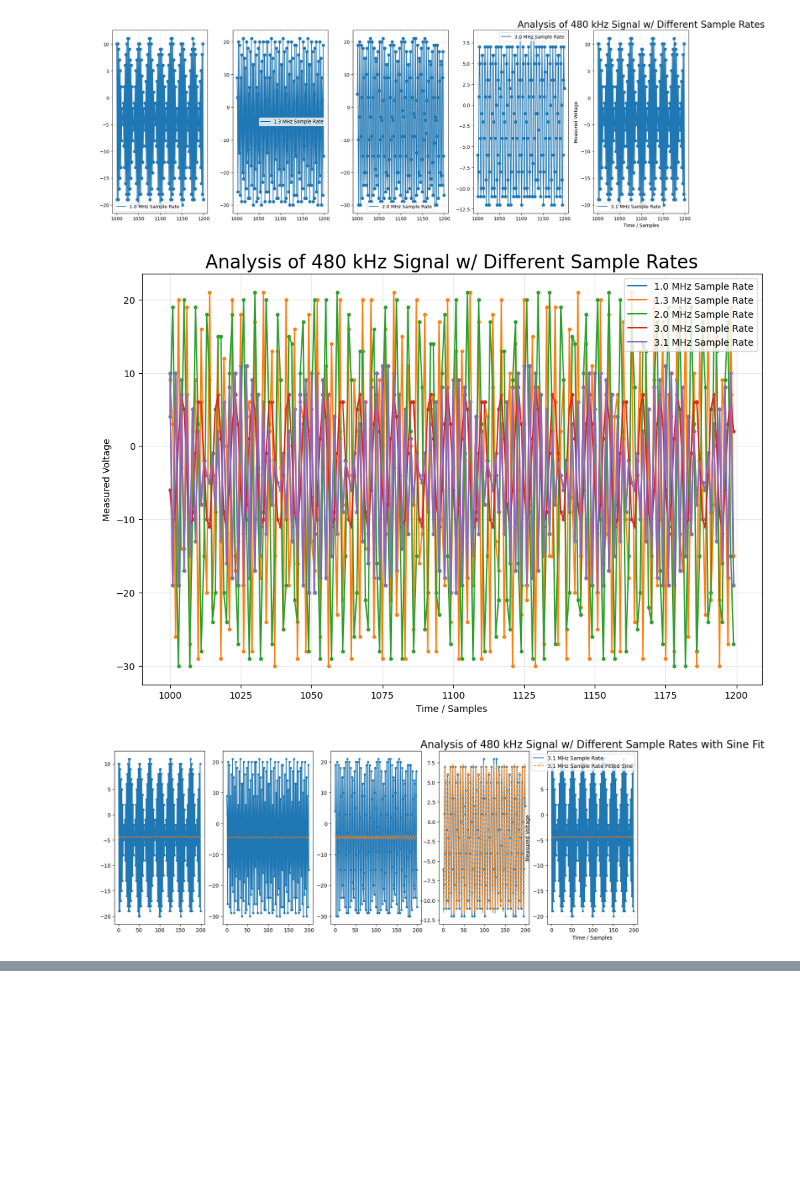
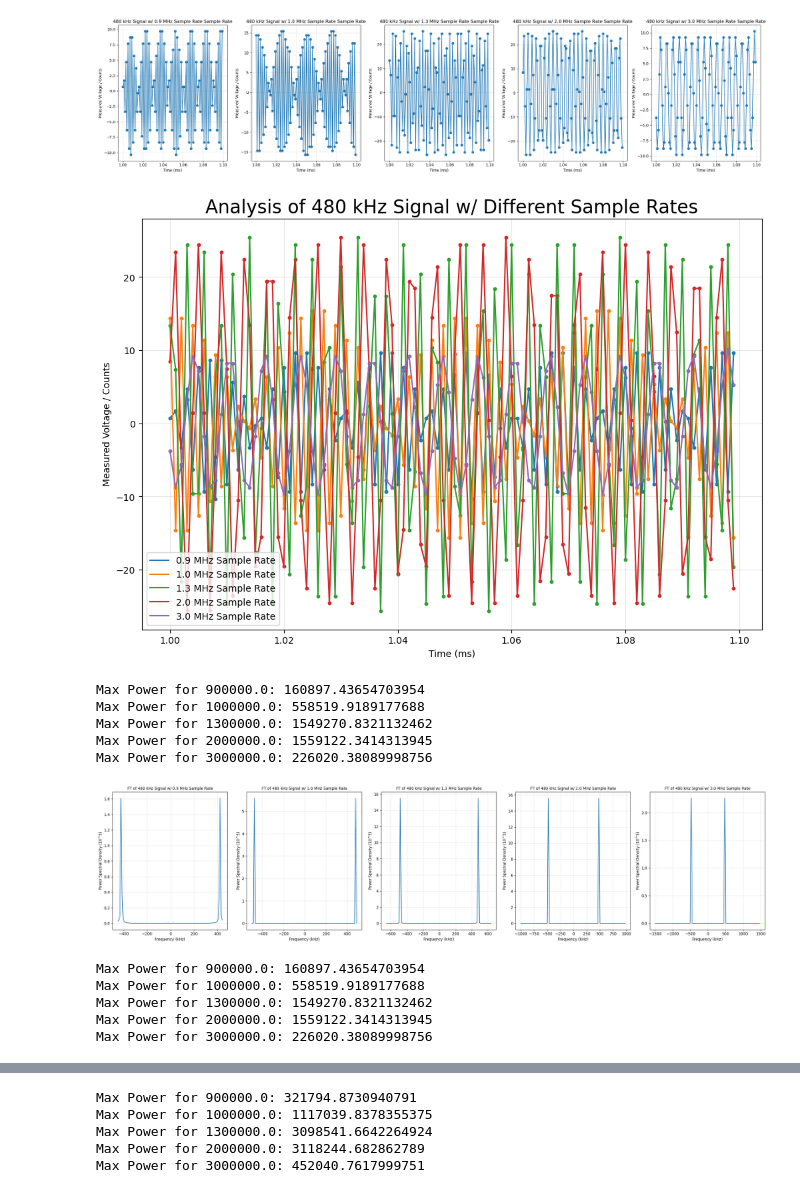
Before and after one commit to Brandon102002/ugastro, a Jupyter notebook: lab_1_helpers.ipynb, the cells around one changed output, grey strips where cells are left out. Saved outputs shown, nothing was run; the diff lists cells and outputs as text; code cells hidden in the pictures; blank space fills up the shorter version.

Commit message:
refined a bunch of graph helper funcs

```diff
--- a/lab_1_helpers.ipynb
+++ b/lab_1_helpers.ipynb
@@ -8,14 +8,17 @@ from scipy.optimize import curve_fit
 def extractData(filename):
     prefix = "ugastro\\Lab1Data\\Section5_2\\"
     raw_data = np.load(prefix + filename)
-    return windowData(removeBuffer(raw_data['time_data']))
-
+    windowed_data = windowData(removeBuffer(raw_data['time_data']))
+    return normalize(windowed_data)
 
 def removeBuffer(data):
     return data[2:3][0]
 
 def windowData(data):
     return data[1000:1100]
+
+def normalize(data):
+    return (data - np.mean(data))
 # %%
 data_480_900 = extractData("lab_1_data_480khz_900khz.npz")
 data_480_950 = extractData("lab_1_data_480khz_900khz.npz")
@@ -31,7 +34,7 @@ data_480_2000_offset = extractData("lab_1_data_480khz_2000khz_offset.npz")
 data_480_3000_offset = extractData("lab_1_data_480khz_3000khz_offset.npz")
 data_480_3100_offset = extractData("lab_1_data_480khz_1000khz_offset.npz")
 
-indices = windowData([i for i in range(0, 2048)])
+times = windowData([i / 1e3 for i in range(0, 2048)])
 # %%
 def printDataBlocks(dataset):
     n = len(dataset)
@@ -47,29 +50,28 @@ def printDataBlocks(dataset):
 # %%
 def graphAllTimeData(datasets, labels, signal):
     n = len(datasets)
-    fig, axs = plt.subplots(1, n, figsize=(18, 6))
+    fig, axs = plt.subplots(1, n, figsize=(25, 6))
 
     for i, data in enumerate(datasets):
-        axs[i].plot(indices, data, label=labels[i], alpha=1)
-        axs[i].scatter(indices, data, alpha=1)
-        axs[i].legend()
+        axs[i].plot(times, data, label=labels[i], alpha=1)
+        axs[i].scatter(times, data, alpha=1)
         axs[i].grid(True, alpha=0.3)
+        axs[i].set_xlabel("Time (ms)")
+        axs[i].set_ylabel("Measured Voltage / Counts")
+        axs[i].set_title(f"{signal} Signal w/ {labels[i]} Sample Rate")
 
     plt.tight_layout()
-    plt.xlabel("Time / Samples")
-    plt.ylabel("Measured Voltage")
-    plt.title(f"Analysis of {signal} Signal w/ Different Sample Rates", size=20)
     plt.show()
 # %%
 def graphOverlayTimeData(datasets, labels, signal):
     plt.figure(figsize=(12,8))
 
     for i, data in enumerate(datasets):
-        plt.plot(indices, data, label=labels[i], alpha=1)
-        plt.scatter(indices, data, s=10)
+        plt.plot(times, data, label=labels[i], alpha=1)
+        plt.scatter(times, data, s=10)
 
-    plt.xlabel("Time / Samples")
-    plt.ylabel("Measured Voltage")
+    plt.xlabel("Time (ms)")
+    plt.ylabel("Measured Voltage / Counts")
     plt.title(f"Analysis of {signal} Signal w/ Different Sample Rates", size=20)
     plt.legend()
     plt.grid(True, alpha=0.3)
@@ -101,16 +139,29 @@ def graphAllTimeDataWithFit(datasets, labels, signal):
 # %%
 #datasets = [data_480_900, data_480_950, data_480_1000, data_480_1300, data_480_2000, data_480_3000, data_480_3100]
 #labels = ["0.9 MHz Sample Rate", "0.95 MHz Sample Rate", "1.0 MHz Sample Rate", "1.3 MHz Sample Rate", "2.0 MHz Sample Rate", "3.0 MHz Sample Rate", "3.1 MHz Sample Rate"]
 #signal = "480 kHz"
 
-datasets = [data_480_1000, data_480_1300, data_480_2000, data_480_3000, data_480_3100]
-labels = ["1.0 MHz Sample Rate", "1.3 MHz Sample Rate", "2.0 MHz Sample Rate", "3.0 MHz Sample Rate", "3.1 MHz Sample Rate"]
+datasets = [data_480_900, data_480_1000, data_480_1300, data_480_2000, data_480_3000]#, data_480_3100]
+sample_rates = [0.9e6, 1e6, 1.3e6, 2e6, 3e6, 3.1e6]
+labels = ["0.9 MHz Sample Rate", "1.0 MHz Sample Rate", "1.3 MHz Sample Rate", "2.0 MHz Sample Rate", "3.0 MHz Sample Rate", "3.1 MHz Sample Rate"]
 signal = "480 kHz"
 
 graphAllTimeData(datasets, labels, signal)
 graphOverlayTimeData(datasets, labels, signal)
-graphAllTimeDataWithFit(datasets, labels, signal)
+graphAllFourierTranforms(datasets, sample_rates, labels, signal)
+graphOverlayFourierTranforms(datasets, sample_rates, labels, signal)
+graphOverlayFourierTranformsOneSided(datasets, sample_rates, labels, signal)
 # %% [output]
-[figure, old version]
+[figure, new version]
-[figure, old version]
+[figure, new version]
+Max Power for 900000.0: 160897.43654703954
+Max Power for 1000000.0: 558519.9189177688
+Max Power for 1300000.0: 1549270.8321132462
+Max Power for 2000000.0: 1559122.3414313945
+Max Power for 3000000.0: 226020.38089998756
-[figure, old version]
+[figure, new version]
+Max Power for 900000.0: 160897.43654703954
+Max Power for 1000000.0: 558519.9189177688
+Max Power for 1300000.0: 1549270.8321132462
+Max Power for 2000000.0: 1559122.3414313945
+Max Power for 3000000.0: 226020.38089998756
@@ -116,0 +169,5 @@ graphAllTimeDataWithFit(datasets, labels, signal)
+Max Power for 900000.0: 321794.8730940791
+Max Power for 1000000.0: 1117039.8378355375
+Max Power for 1300000.0: 3098541.6642264924
+Max Power for 2000000.0: 3118244.682862789
+Max Power for 3000000.0: 452040.7617999751
```
Also changed, not shown: parts of 4 cells of this notebook.
